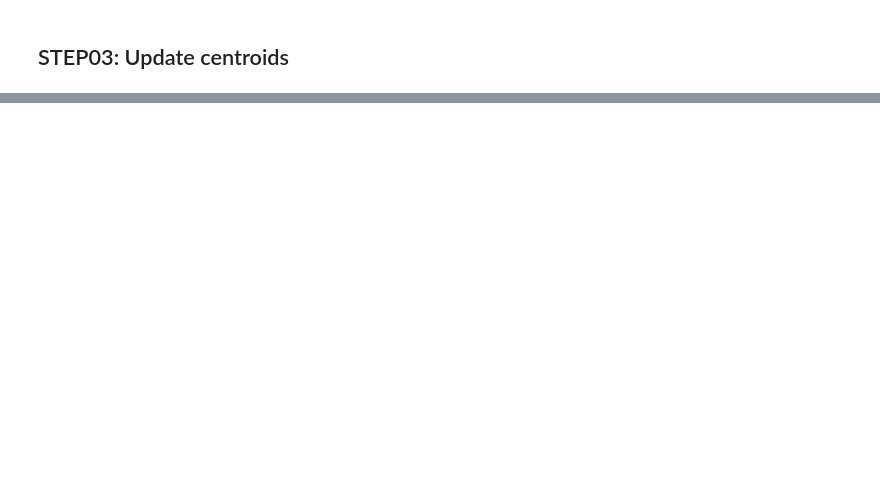
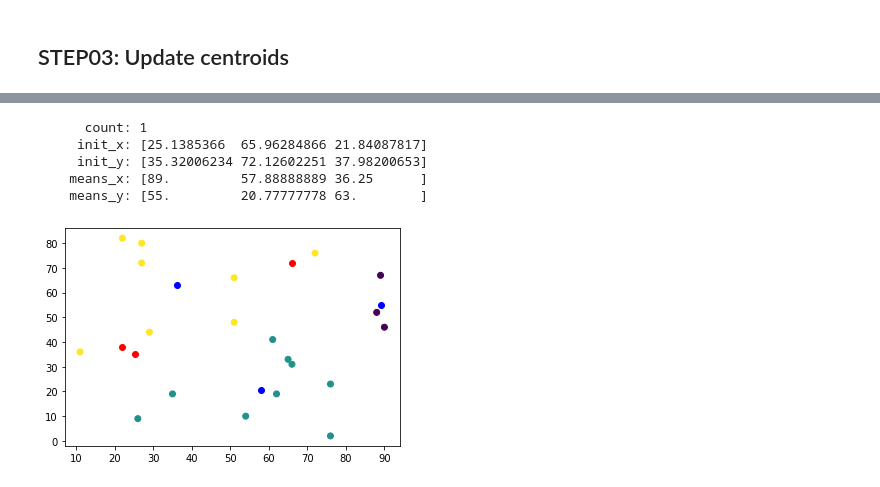
Before and after one commit to zzerross/algorithm, a Jupyter notebook: clustering/kmeans/python/KMeans.ipynb, the cells around one changed output, grey strips where cells are left out. Drawn from its saved outputs; the diff is of its cells as text; code cells hidden in the pictures; blank space fills up the shorter version.

```diff
--- a/clustering/kmeans/python/KMeans.ipynb
+++ b/clustering/kmeans/python/KMeans.ipynb
@@ -20,6 +20,7 @@ centroids_n = 3
 centroids = np.zeros(data_n)
 means_x = np.zeros(centroids_n)
 means_y = np.zeros(centroids_n)
+errors = np.zeros(centroids_n)
 # %%
 def charting(means_x, means_y, centroids, init_x=None, init_y=None):
     if init_x is not None:
@@ -87,6 +88,10 @@ plt.scatter(centroids_x, centroids_y, c="red")
 # %%
 def distance(x, y, u, v):
     return ((x - u)**2 + (y - v)**2)**0.5
+# %%
+def error(old_x, old_y, new_x, new_y):
+    for i in range(centroids_n):
+        errors[i] = distance(old_x[i], old_y[i], new_x[i], new_y[i])
 # %%
 def nearest():
     for d in range(data_n):
@@ -125,18 +132,26 @@ IndexError: only integers, slices (`:`), ellipsis (`...`), numpy.newaxis (`None`
 # %%
 def cluster(repeat):
     count = 0
     centroids_x, centroids_y = randomize()
     init_x = deepcopy(centroids_x)
     init_y = deepcopy(centroids_y)
     for i in range(repeat):
         nearest()
         update()
+        error(centroids_x, centroids_y, means_x, means_y)
         centroids_x = deepcopy(means_x)
         centroids_y = deepcopy(means_y)
         count = count + 1
 
     print("      count:", count)
     charting(centroids_x, centroids_y, centroids, init_x, init_y)
 
 cluster(1)
+# %% [output]
+      count: 1
+     init_x: [25.1385366  65.96284866 21.84087817]
+     init_y: [35.32006234 72.12602251 37.98200653]
+    means_x: [89.         57.88888889 36.25      ]
+    means_y: [55.         20.77777778 63.        ]
+[figure, added]
 # %%
```
Also changed, not shown: parts of 11 cells of this notebook, 2 other files.
